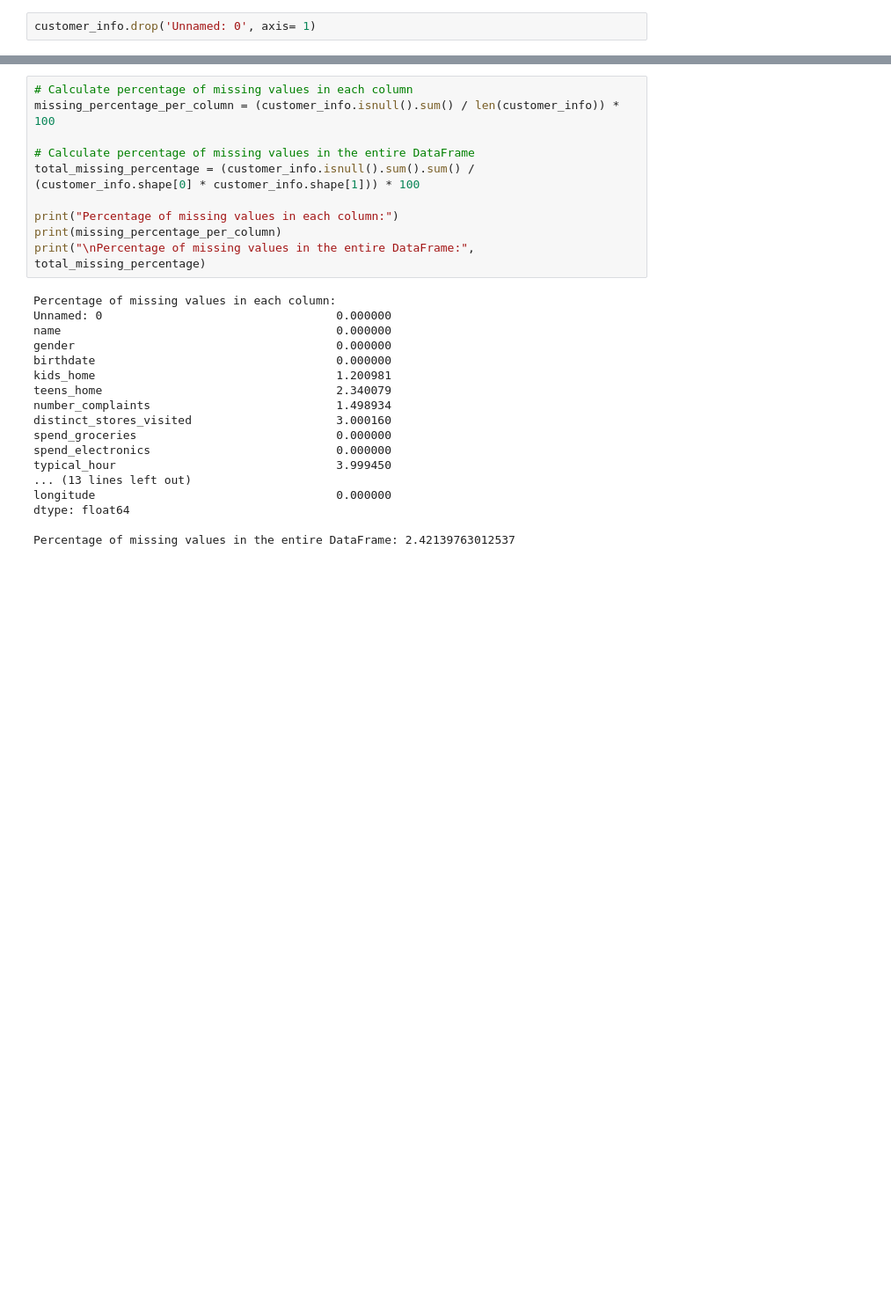
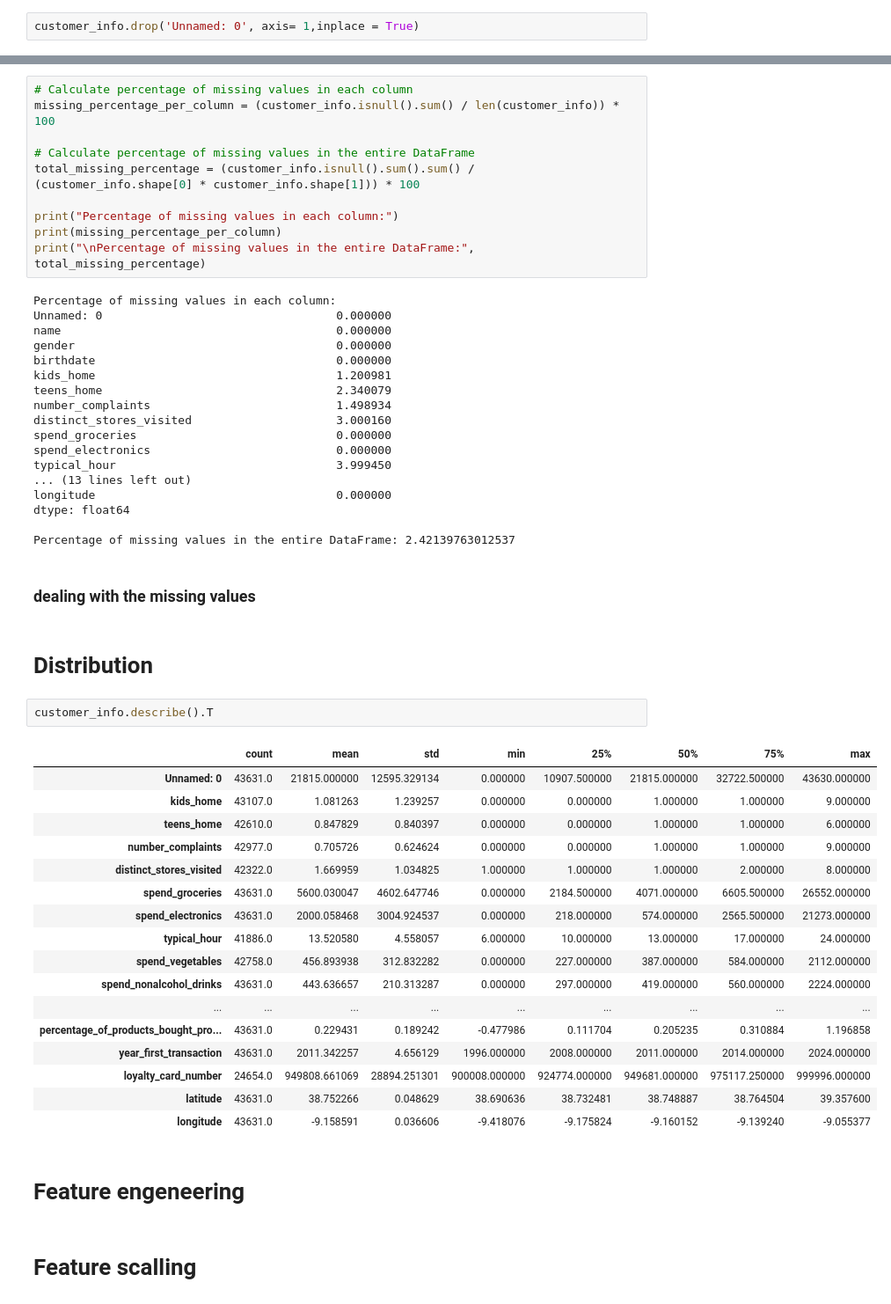
Before and after one commit to master-boda/Client-Segmentation-with-U-MAP-Embedding, a Jupyter notebook: data/data_explorations.ipynb, the cells around one changed output, grey strips where cells are left out. Shown: that part at 88% size. Cells and saved outputs as stored; diff of their text form; blank space fills up the shorter version.

```diff
--- a/data/data_explorations.ipynb
+++ b/data/data_explorations.ipynb
@@ -60,4 +60,4 @@ refactored_columns = {col: col.replace('customer_', '') if col.startswith('custo
 
 customer_info.rename(columns=refactored_columns, inplace=True)
 # %%
-customer_info.drop('Unnamed: 0', axis= 1)
+customer_info.drop('Unnamed: 0', axis= 1,inplace = True)
@@ -156,3 +160,31 @@ longitude                                   0.000000
 dtype: float64
 
 Percentage of missing values in the entire DataFrame: 2.42139763012537
+# %% [markdown]
+### dealing with the missing values
+# %% [markdown]
+# Distribution
+# %%
+customer_info.describe().T
+# %% [output]
+|  | count | mean | std | min | 25% | 50% | 75% | max |
+| Unnamed: 0 | 43631.0 | 21815.000000 | 12595.329134 | 0.000000 | 10907.500000 | 21815.000000 | 32722.500000 | 43630.000000 |
+| kids_home | 43107.0 | 1.081263 | 1.239257 | 0.000000 | 0.000000 | 1.000000 | 1.000000 | 9.000000 |
+| teens_home | 42610.0 | 0.847829 | 0.840397 | 0.000000 | 0.000000 | 1.000000 | 1.000000 | 6.000000 |
+| number_complaints | 42977.0 | 0.705726 | 0.624624 | 0.000000 | 0.000000 | 1.000000 | 1.000000 | 9.000000 |
+| distinct_stores_visited | 42322.0 | 1.669959 | 1.034825 | 1.000000 | 1.000000 | 1.000000 | 2.000000 | 8.000000 |
+| spend_groceries | 43631.0 | 5600.030047 | 4602.647746 | 0.000000 | 2184.500000 | 4071.000000 | 6605.500000 | 26552.000000 |
+| spend_electronics | 43631.0 | 2000.058468 | 3004.924537 | 0.000000 | 218.000000 | 574.000000 | 2565.500000 | 21273.000000 |
+| typical_hour | 41886.0 | 13.520580 | 4.558057 | 6.000000 | 10.000000 | 13.000000 | 17.000000 | 24.000000 |
+| spend_vegetables | 42758.0 | 456.893938 | 312.832282 | 0.000000 | 227.000000 | 387.000000 | 584.000000 | 2112.000000 |
+| spend_nonalcohol_drinks | 43631.0 | 443.636657 | 210.313287 | 0.000000 | 297.000000 | 419.000000 | 560.000000 | 2224.000000 |
+| ... | ... | ... | ... | ... | ... | ... | ... | ... |
+| percentage_of_products_bought_pro... | 43631.0 | 0.229431 | 0.189242 | -0.477986 | 0.111704 | 0.205235 | 0.310884 | 1.196858 |
+| year_first_transaction | 43631.0 | 2011.342257 | 4.656129 | 1996.000000 | 2008.000000 | 2011.000000 | 2014.000000 | 2024.000000 |
+| loyalty_card_number | 24654.0 | 949808.661069 | 28894.251301 | 900008.000000 | 924774.000000 | 949681.000000 | 975117.250000 | 999996.000000 |
+| latitude | 43631.0 | 38.752266 | 0.048629 | 38.690636 | 38.732481 | 38.748887 | 38.764504 | 39.357600 |
+| longitude | 43631.0 | -9.158591 | 0.036606 | -9.418076 | -9.175824 | -9.160152 | -9.139240 | -9.055377 |
+# %% [markdown]
+# Feature engeneering
+# %% [markdown]
+# Feature scalling
```
Also changed, not shown: parts of 5 cells of this notebook.
